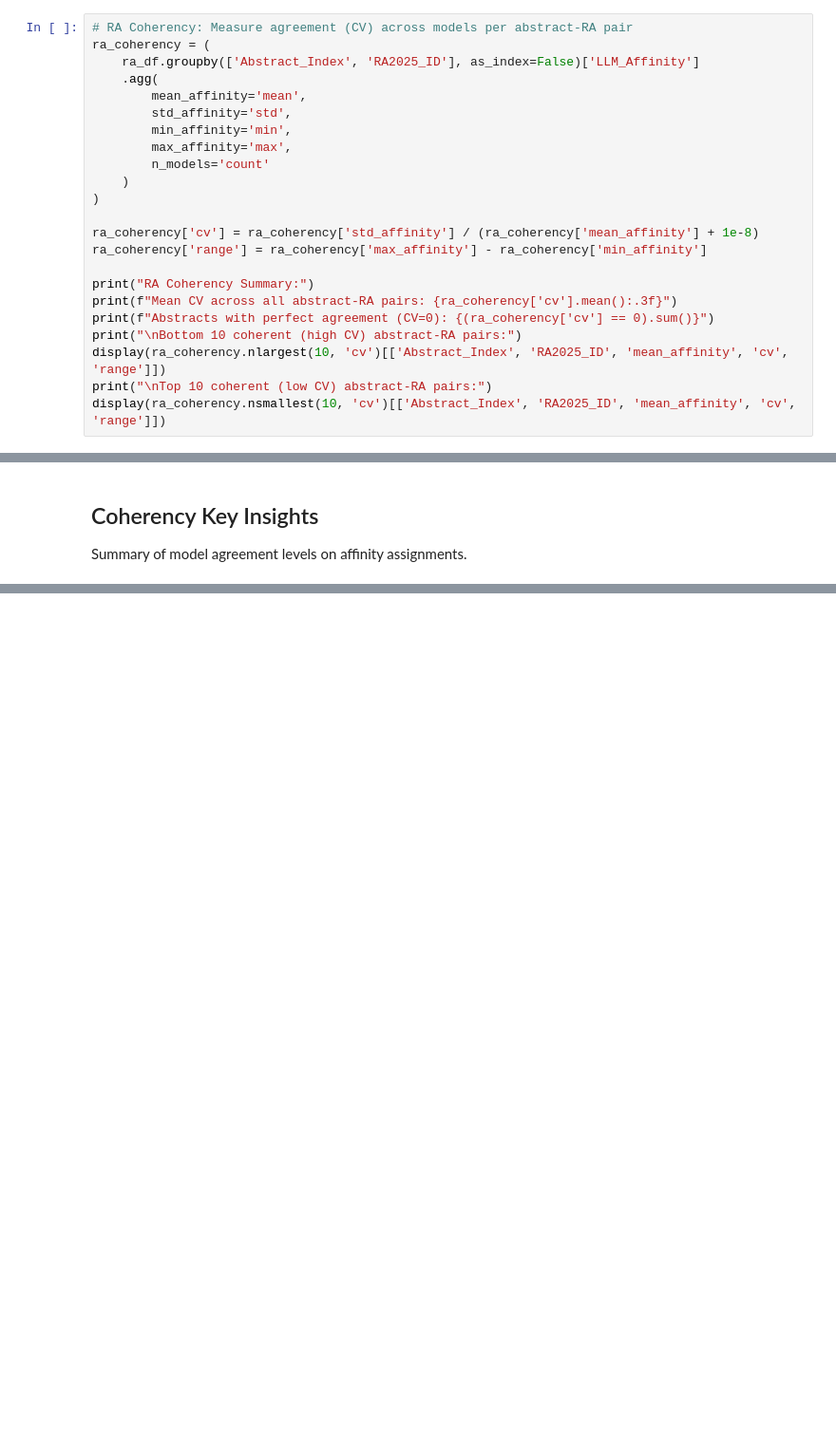
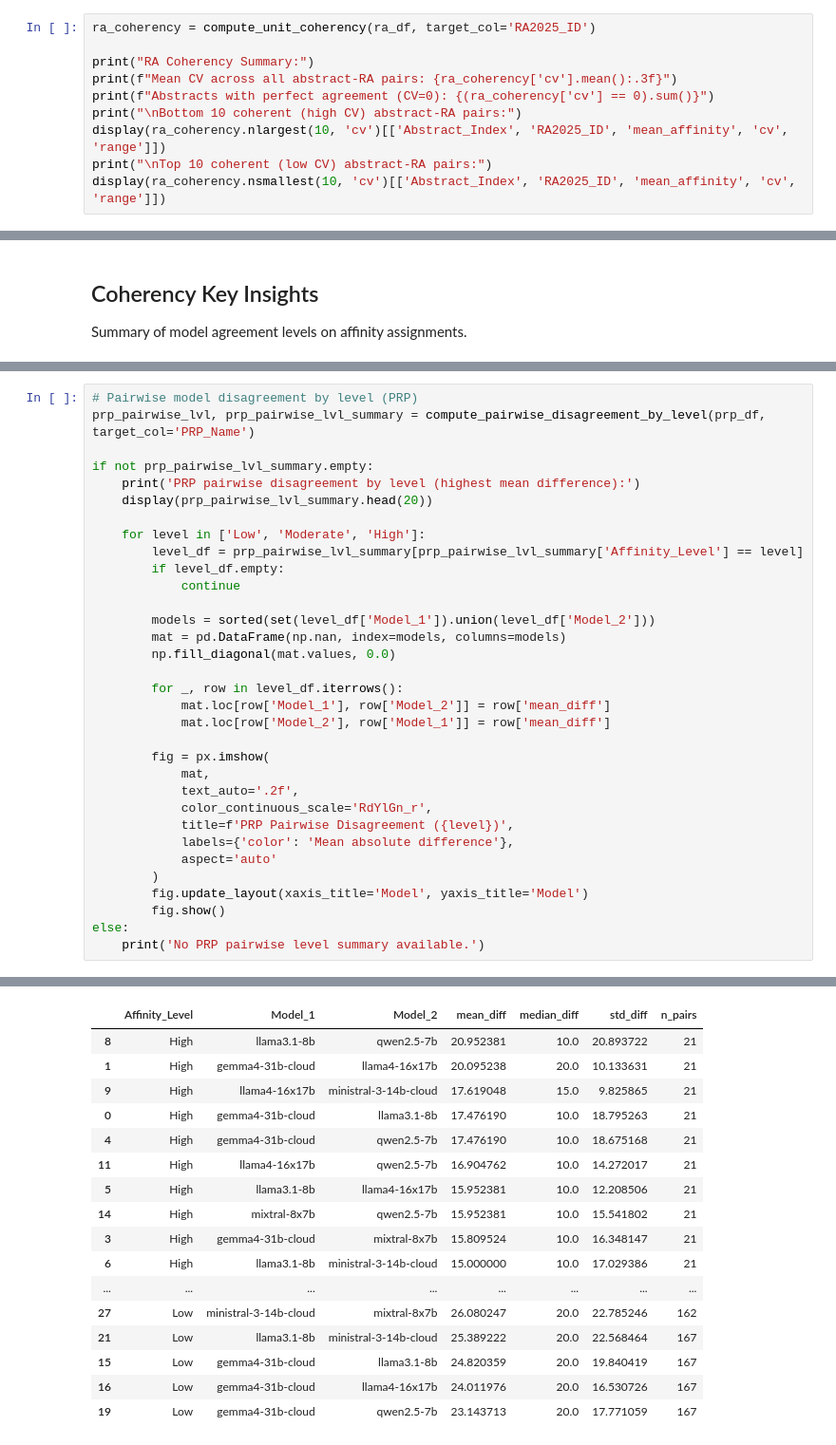
Before and after one commit to pigalleg/article-classifier, a Jupyter notebook: notebooks/04_ensemble_affinity_analysis.ipynb, the cells around one changed output, grey strips where cells are left out. Shown at 95% size. Saved outputs shown, nothing was run; the diff lists cells and outputs as text; blank space fills up the shorter version.

```diff
--- a/notebooks/04_ensemble_affinity_analysis.ipynb
+++ b/notebooks/04_ensemble_affinity_analysis.ipynb
@@ -248,18 +576,5 @@ display(prp_coherency.nsmallest(10, 'cv')[['Abstract_Index', 'PRP_Name', 'mean_a
 # %%
-# RA Coherency: Measure agreement (CV) across models per abstract-RA pair
-ra_coherency = (
-    ra_df.groupby(['Abstract_Index', 'RA2025_ID'], as_index=False)['LLM_Affinity']
-    .agg(
-        mean_affinity='mean',
-        std_affinity='std',
-        min_affinity='min',
-        max_affinity='max',
-        n_models='count'
-    )
-)
-
-ra_coherency['cv'] = ra_coherency['std_affinity'] / (ra_coherency['mean_affinity'] + 1e-8)
-ra_coherency['range'] = ra_coherency['max_affinity'] - ra_coherency['min_affinity']
+ra_coherency = compute_unit_coherency(ra_df, target_col='RA2025_ID')
 
 print("RA Coherency Summary:")
 print(f"Mean CV across all abstract-RA pairs: {ra_coherency['cv'].mean():.3f}")
@@ -510,0 +1199,34 @@ print("\n" + "=" * 70)
+# %%
+# Pairwise model disagreement by level (PRP)
+prp_pairwise_lvl, prp_pairwise_lvl_summary = compute_pairwise_disagreement_by_level(prp_df, target_col='PRP_Name')
+
+if not prp_pairwise_lvl_summary.empty:
+    print('PRP pairwise disagreement by level (highest mean difference):')
+    display(prp_pairwise_lvl_summary.head(20))
+
+    for level in ['Low', 'Moderate', 'High']:
+        level_df = prp_pairwise_lvl_summary[prp_pairwise_lvl_summary['Affinity_Level'] == level]
+        if level_df.empty:
+            continue
+
+        models = sorted(set(level_df['Model_1']).union(level_df['Model_2']))
+        mat = pd.DataFrame(np.nan, index=models, columns=models)
+        np.fill_diagonal(mat.values, 0.0)
+
+        for _, row in level_df.iterrows():
+            mat.loc[row['Model_1'], row['Model_2']] = row['mean_diff']
+            mat.loc[row['Model_2'], row['Model_1']] = row['mean_diff']
+
+        fig = px.imshow(
+            mat,
+            text_auto='.2f',
+            color_continuous_scale='RdYlGn_r',
+            title=f'PRP Pairwise Disagreement ({level})',
+            labels={'color': 'Mean absolute difference'},
+            aspect='auto'
+        )
+        fig.update_layout(xaxis_title='Model', yaxis_title='Model')
+        fig.show()
+else:
+    print('No PRP pairwise level summary available.')
+# %% [output]
@@ -510,0 +1234,17 @@ print("\n" + "=" * 70)
+|  | Affinity_Level | Model_1 | Model_2 | mean_diff | median_diff | std_diff | n_pairs |
+| 8 | High | llama3.1-8b | qwen2.5-7b | 20.952381 | 10.0 | 20.893722 | 21 |
+| 1 | High | gemma4-31b-cloud | llama4-16x17b | 20.095238 | 20.0 | 10.133631 | 21 |
+| 9 | High | llama4-16x17b | ministral-3-14b-cloud | 17.619048 | 15.0 | 9.825865 | 21 |
+| 0 | High | gemma4-31b-cloud | llama3.1-8b | 17.476190 | 10.0 | 18.795263 | 21 |
+| 4 | High | gemma4-31b-cloud | qwen2.5-7b | 17.476190 | 10.0 | 18.675168 | 21 |
+| 11 | High | llama4-16x17b | qwen2.5-7b | 16.904762 | 10.0 | 14.272017 | 21 |
+| 5 | High | llama3.1-8b | llama4-16x17b | 15.952381 | 10.0 | 12.208506 | 21 |
+| 14 | High | mixtral-8x7b | qwen2.5-7b | 15.952381 | 10.0 | 15.541802 | 21 |
+| 3 | High | gemma4-31b-cloud | mixtral-8x7b | 15.809524 | 10.0 | 16.348147 | 21 |
+| 6 | High | llama3.1-8b | ministral-3-14b-cloud | 15.000000 | 10.0 | 17.029386 | 21 |
+| ... | ... | ... | ... | ... | ... | ... | ... |
+| 27 | Low | ministral-3-14b-cloud | mixtral-8x7b | 26.080247 | 20.0 | 22.785246 | 162 |
+| 21 | Low | llama3.1-8b | ministral-3-14b-cloud | 25.389222 | 20.0 | 22.568464 | 167 |
+| 15 | Low | gemma4-31b-cloud | llama3.1-8b | 24.820359 | 20.0 | 19.840419 | 167 |
+| 16 | Low | gemma4-31b-cloud | llama4-16x17b | 24.011976 | 20.0 | 16.530726 | 167 |
+| 19 | Low | gemma4-31b-cloud | qwen2.5-7b | 23.143713 | 20.0 | 17.771059 | 167 |
```
Also changed, not shown: parts of 37 cells of this notebook, 12 other files.
